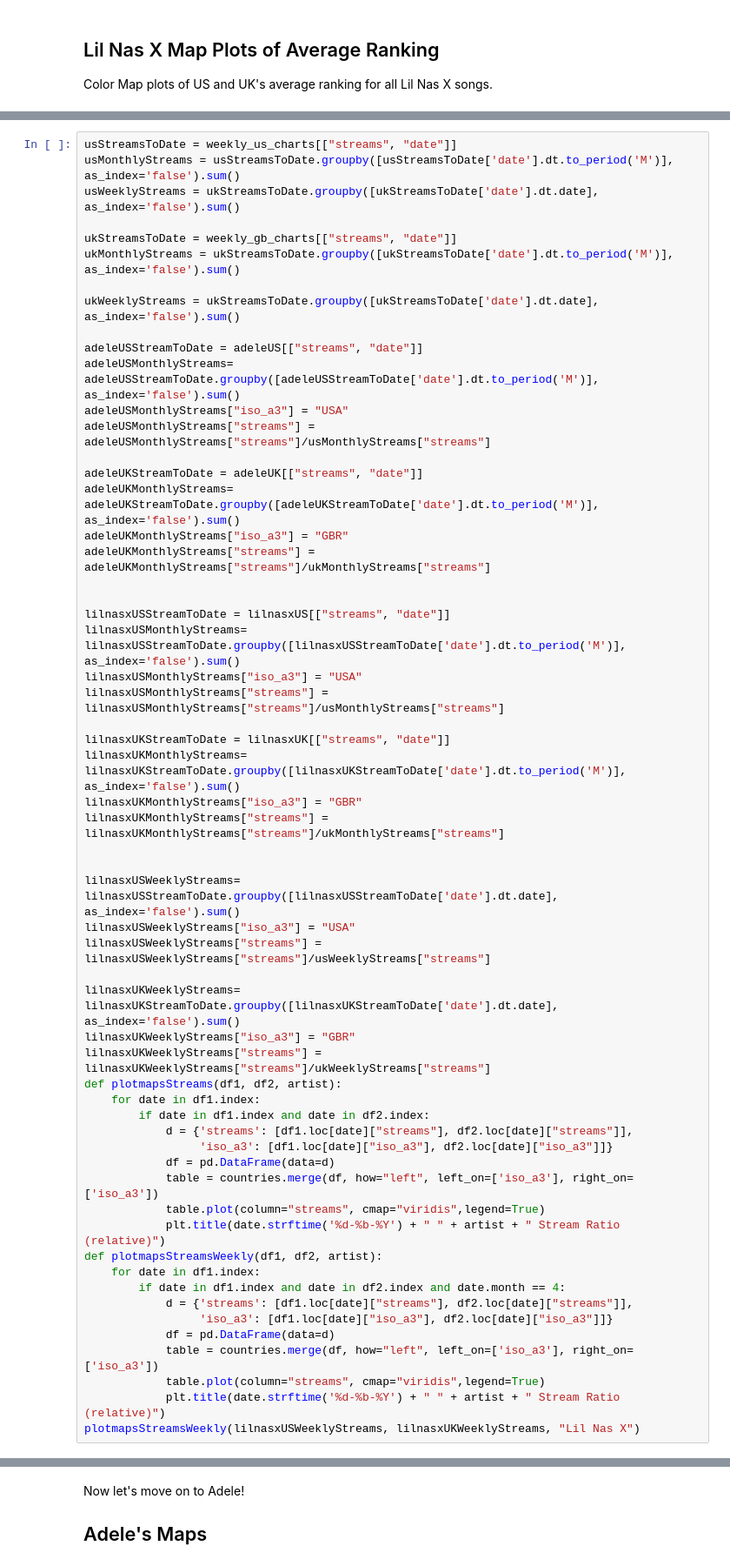
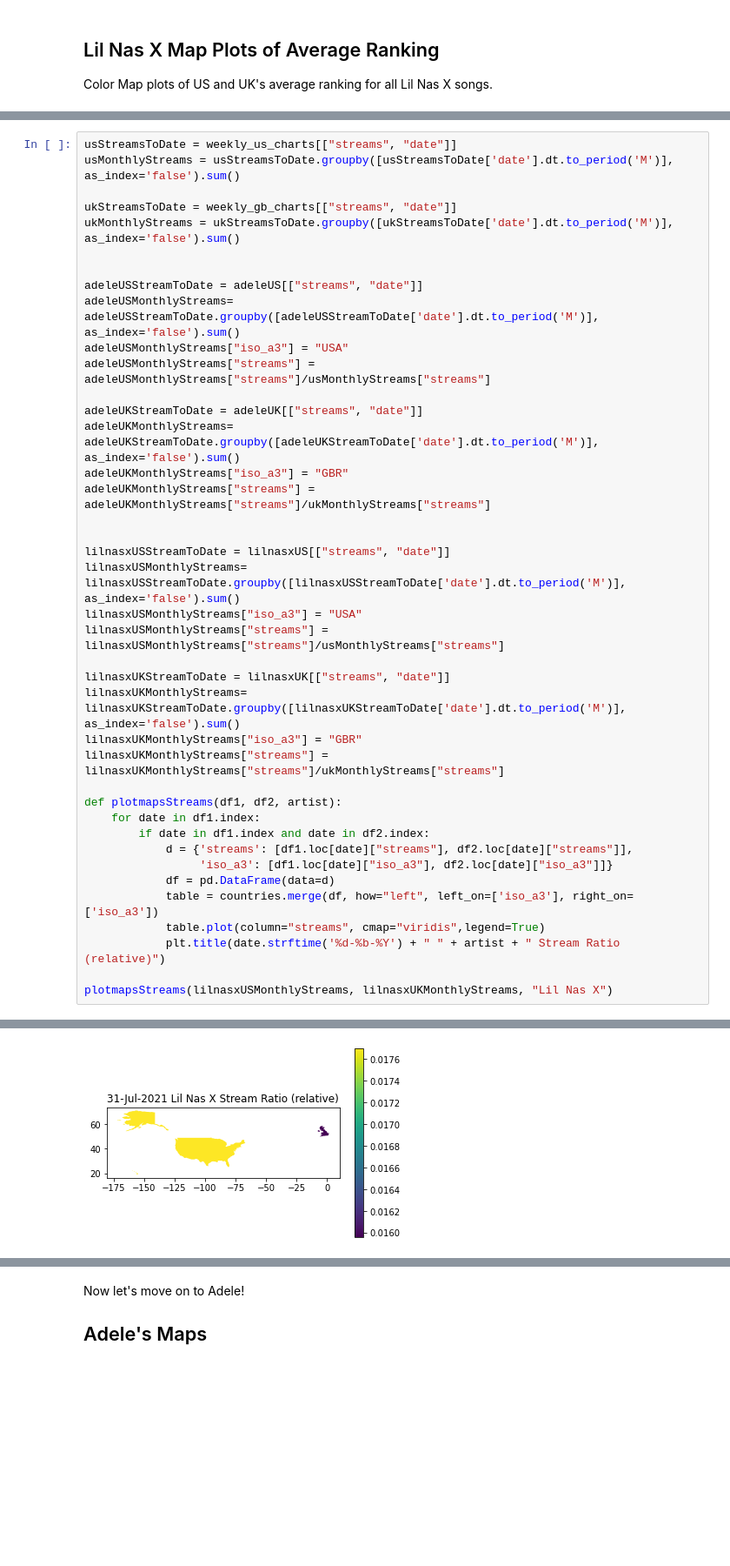
Before and after one commit to spurthirallapalli/DH140-FinalProject, a Jupyter notebook: FinalProject/FinalProject.ipynb, the cells around one changed output, grey strips where cells are left out. Shown: that part at 87% size. Drawn from its saved outputs; the diff is of its cells as text; blank space fills up the shorter version.

```diff
--- a/FinalProject/FinalProject.ipynb
+++ b/FinalProject/FinalProject.ipynb
@@ -768,12 +772,10 @@ Seems like the peak of Lil Nas X was a bit low in the US, but there was a later
 # %%
 usStreamsToDate = weekly_us_charts[["streams", "date"]]
 usMonthlyStreams = usStreamsToDate.groupby([usStreamsToDate['date'].dt.to_period('M')], as_index='false').sum()
-usWeeklyStreams = ukStreamsToDate.groupby([ukStreamsToDate['date'].dt.date], as_index='false').sum()
 
 ukStreamsToDate = weekly_gb_charts[["streams", "date"]]
 ukMonthlyStreams = ukStreamsToDate.groupby([ukStreamsToDate['date'].dt.to_period('M')], as_index='false').sum()
 
-ukWeeklyStreams = ukStreamsToDate.groupby([ukStreamsToDate['date'].dt.date], as_index='false').sum()
 
 adeleUSStreamToDate = adeleUS[["streams", "date"]]
 adeleUSMonthlyStreams= adeleUSStreamToDate.groupby([adeleUSStreamToDate['date'].dt.to_period('M')], as_index='false').sum()
@@ -796,14 +798,6 @@ lilnasxUKMonthlyStreams= lilnasxUKStreamToDate.groupby([lilnasxUKStreamToDate['d
 lilnasxUKMonthlyStreams["iso_a3"] = "GBR"
 lilnasxUKMonthlyStreams["streams"] = lilnasxUKMonthlyStreams["streams"]/ukMonthlyStreams["streams"]
 
-
-lilnasxUSWeeklyStreams= lilnasxUSStreamToDate.groupby([lilnasxUSStreamToDate['date'].dt.date], as_index='false').sum()
-lilnasxUSWeeklyStreams["iso_a3"] = "USA"
-lilnasxUSWeeklyStreams["streams"] = lilnasxUSWeeklyStreams["streams"]/usWeeklyStreams["streams"]
-
-lilnasxUKWeeklyStreams= lilnasxUKStreamToDate.groupby([lilnasxUKStreamToDate['date'].dt.date], as_index='false').sum()
-lilnasxUKWeeklyStreams["iso_a3"] = "GBR"
-lilnasxUKWeeklyStreams["streams"] = lilnasxUKWeeklyStreams["streams"]/ukWeeklyStreams["streams"]
 def plotmapsStreams(df1, df2, artist):
     for date in df1.index:
         if date in df1.index and date in df2.index:
@@ -813,14 +807,6 @@ def plotmapsStreams(df1, df2, artist):
             table = countries.merge(df, how="left", left_on=['iso_a3'], right_on=['iso_a3'])
             table.plot(column="streams", cmap="viridis",legend=True)
             plt.title(date.strftime('%d-%b-%Y') + " " + artist + " Stream Ratio (relative)")
-def plotmapsStreamsWeekly(df1, df2, artist):
-    for date in df1.index:
-        if date in df1.index and date in df2.index and date.month == 4:
-            d = {'streams': [df1.loc[date]["streams"], df2.loc[date]["streams"]],
-                 'iso_a3': [df1.loc[date]["iso_a3"], df2.loc[date]["iso_a3"]]}
-            df = pd.DataFrame(data=d)
-            table = countries.merge(df, how="left", left_on=['iso_a3'], right_on=['iso_a3'])
-            table.plot(column="streams", cmap="viridis",legend=True)
-            plt.title(date.strftime('%d-%b-%Y') + " " + artist + " Stream Ratio (relative)")
-plotmapsStreamsWeekly(lilnasxUSWeeklyStreams, lilnasxUKWeeklyStreams, "Lil Nas X")
+
+plotmapsStreams(lilnasxUSMonthlyStreams, lilnasxUKMonthlyStreams, "Lil Nas X")
 # %% [output]
@@ -831,0 +819 @@ plotmapsStreamsWeekly(lilnasxUSWeeklyStreams, lilnasxUKWeeklyStreams, "Lil Nas X
+[figure, added]
```
Also changed, not shown: parts of 44 cells of this notebook.
